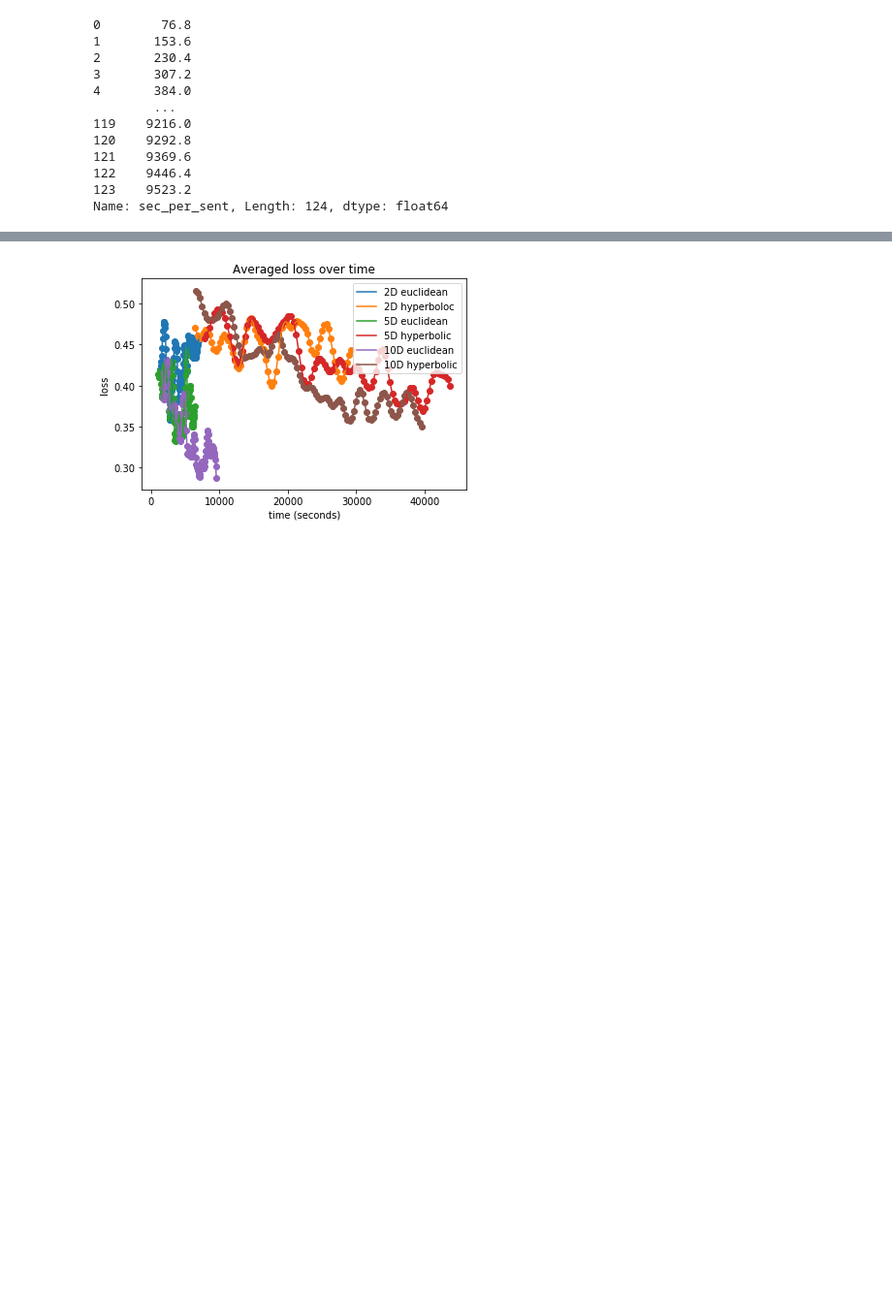
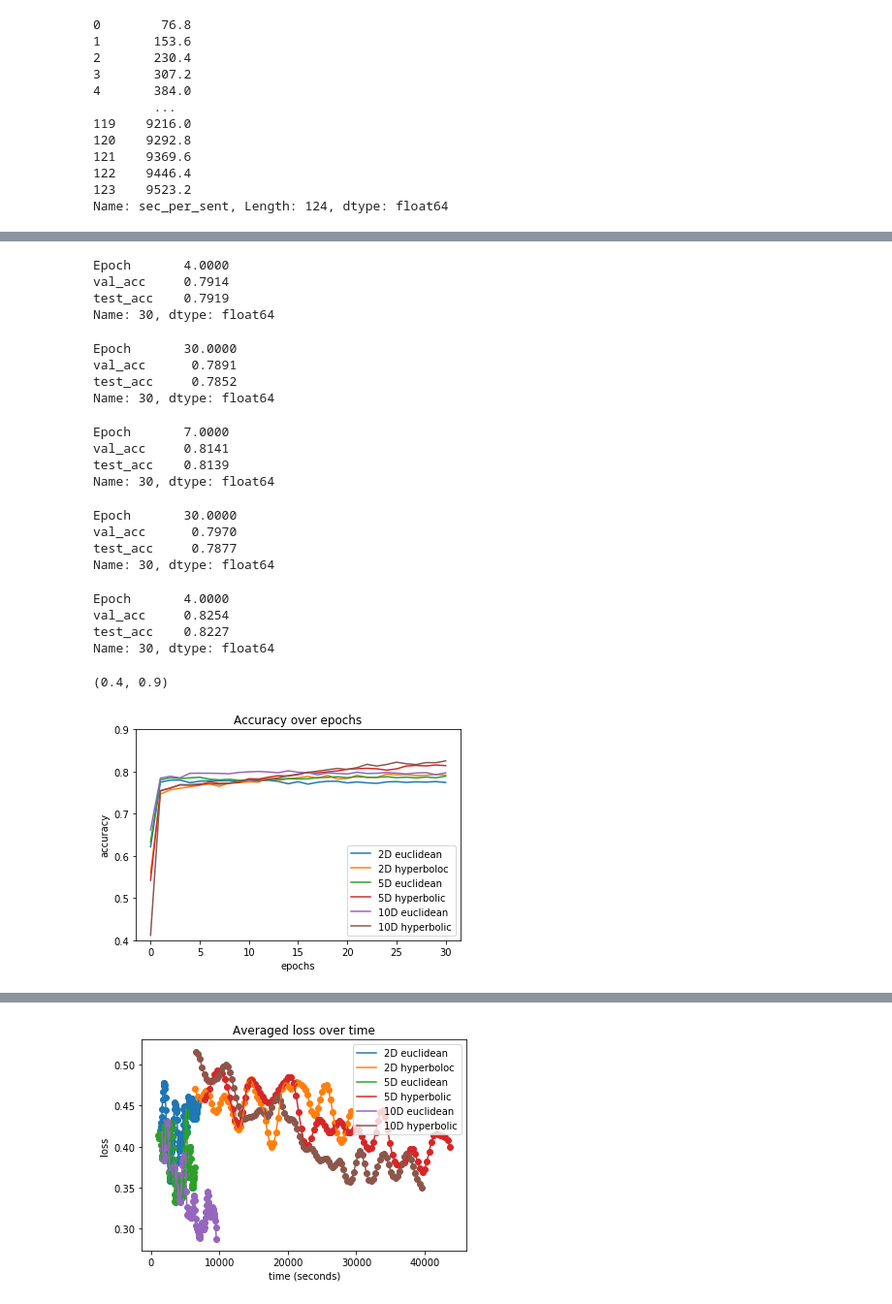
Before and after one commit to KengoA/hyperbolic_nn, a Jupyter notebook: snli_dataset/logs/Extract_logs.ipynb, the cells around one changed output, grey strips where cells are left out. Shown: that part at 97% size. Cells and saved outputs as stored; diff of their text form; code cells hidden in the pictures; blank space fills up the shorter version.

```diff
--- a/snli_dataset/logs/Extract_logs.ipynb
+++ b/snli_dataset/logs/Extract_logs.ipynb
@@ -202,0 +213,65 @@ Name: sec_per_sent, Length: 127, dtype: float64
+# %%
+twod_hyp_rnn.loc[30]
+# %% [output]
+Epoch       4.0000
+val_acc     0.7914
+test_acc    0.7919
+Name: 30, dtype: float64
+# %%
+five_eucl_rnn.loc[30]
+# %% [output]
+Epoch       30.0000
+val_acc      0.7891
+test_acc     0.7852
+Name: 30, dtype: float64
+# %%
+five_hyp_rnn.loc[30]
+# %% [output]
+Epoch       7.0000
+val_acc     0.8141
+test_acc    0.8139
+Name: 30, dtype: float64
+# %%
+ten_eucl_rnn.loc[30]
+# %% [output]
+Epoch       30.0000
+val_acc      0.7970
+test_acc     0.7877
+Name: 30, dtype: float64
+# %%
+ten_hyp_rnn.loc[30]
+# %% [output]
+Epoch       4.0000
+val_acc     0.8254
+test_acc    0.8227
+Name: 30, dtype: float64
+# %%
+fig, ax = plt.subplots()
+
+epoch,acc = epoch_vs_acc(twod_eucl_rnn)
+plt.plot(epoch, acc,label='2D euclidean')
+
+epoch,acc = epoch_vs_acc(twod_hyp_rnn)
+plt.plot(epoch, acc,label='2D hyperboloc')
+
+epoch,acc = epoch_vs_acc(five_eucl_rnn)
+plt.plot(epoch, acc,label='5D euclidean')
+
+epoch,acc = epoch_vs_acc(five_hyp_rnn)
+plt.plot(epoch, acc,label='5D hyperbolic')
+
+epoch, acc = epoch_vs_acc(ten_eucl_rnn)
+plt.plot(epoch, acc,label='10D euclidean')
+
+epoch,acc = epoch_vs_acc(ten_hyp_rnn)
+plt.plot(epoch, acc,label='10D hyperbolic')
+
+plt.legend()
+plt.ylabel('accuracy')
+plt.xlabel('epochs')
+plt.title('Accuracy over epochs')
+plt.savefig('plot0_1.png')
+plt.ylim(0.4,0.9)
+# %% [output]
+(0.4, 0.9)
+[figure, added]
```
Also changed, not shown: parts of 21 cells of this notebook, 3 other files.
